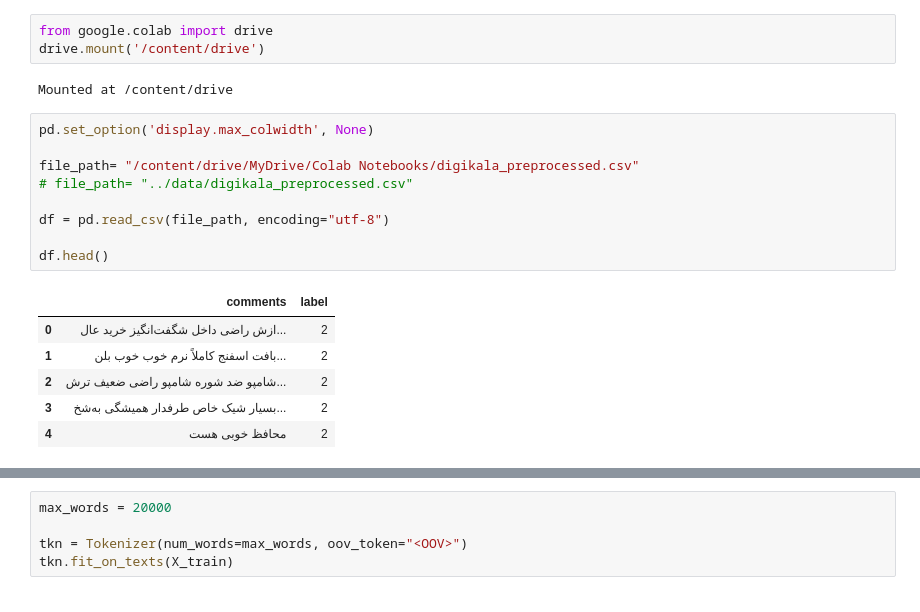
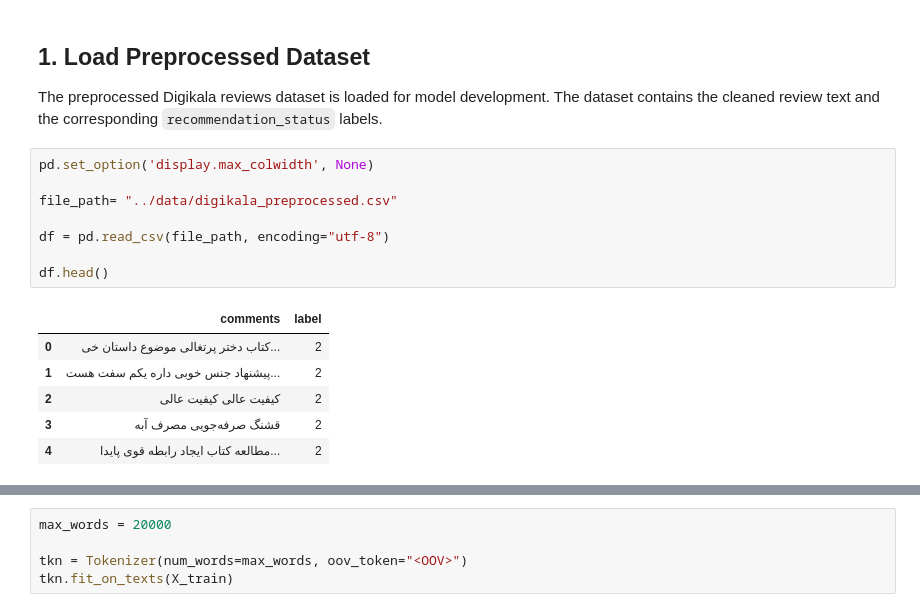
Before and after one commit to nadiyashafie/Sentiment-Analysis-Digikala, a Jupyter notebook: notebooks/03_modeling.ipynb, the cells around one changed output, grey strips where cells are left out. Saved outputs shown, nothing was run; the diff lists cells and outputs as text.

Commit message:
Update modeling notebook

```diff
--- a/notebooks/03_modeling.ipynb
+++ b/notebooks/03_modeling.ipynb
@@ -40,21 +32,19 @@ from sklearn.utils.class_weight import compute_class_weight
-# %%
-from google.colab import drive
-drive.mount('/content/drive')
-# %% [output]
-Mounted at /content/drive
+# %% [markdown]
+## 1. Load Preprocessed Dataset
+
+The preprocessed Digikala reviews dataset is loaded for model development. The dataset contains the cleaned review text and the corresponding `recommendation_status` labels.
 # %%
 pd.set_option('display.max_colwidth', None)
 
-file_path= "/content/drive/MyDrive/Colab Notebooks/digikala_preprocessed.csv"
-# file_path= "../data/digikala_preprocessed.csv"
+file_path= "../data/digikala_preprocessed.csv"
 
 df = pd.read_csv(file_path, encoding="utf-8")
 
 df.head()
 # %% [output]
 |  | comments | label |
-| 0 | ازش راضی داخل شگفت‌انگیز خرید عال... | 2 |
-| 1 | بافت اسفنج کاملاً نرم خوب خوب بلن... | 2 |
-| 2 | شامپو ضد شوره شامپو راضی ضعیف ترش... | 2 |
-| 3 | بسیار شیک خاص طرفدار همیشگی به‌شخ... | 2 |
-| 4 | محافظ خوبی هست | 2 |
+| 0 | کتاب دختر پرتغالی موضوع داستان خی... | 2 |
+| 1 | پیشنهاد جنس خوبی داره یکم سفت هست... | 2 |
+| 2 | کیفیت عالی کیفیت عالی | 2 |
+| 3 | قشنگ صرفه‌جویی مصرف آبه | 2 |
+| 4 | مطالعه کتاب ایجاد رابطه قوی پایدا... | 2 |
```
Also changed, not shown: parts of 32 cells of this notebook, 2 other files.
